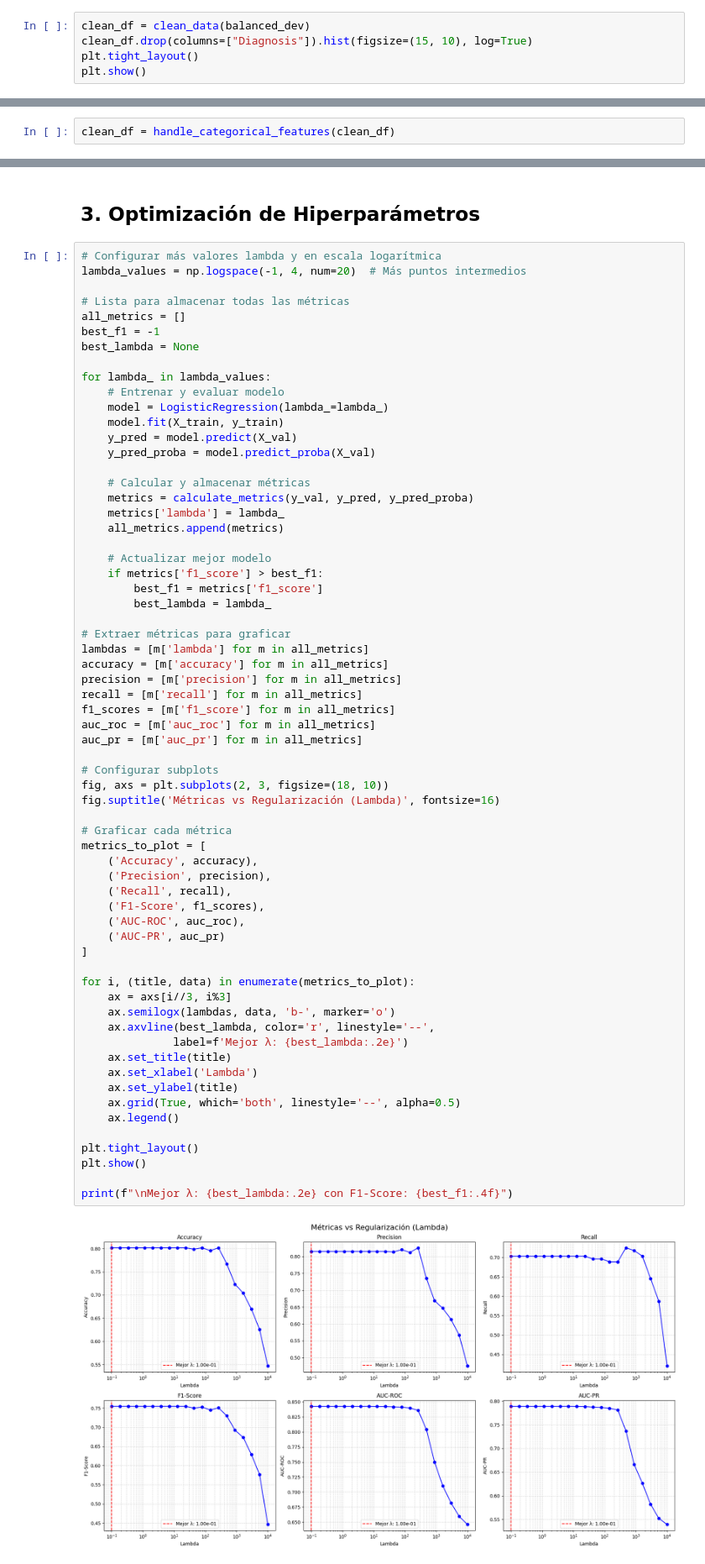
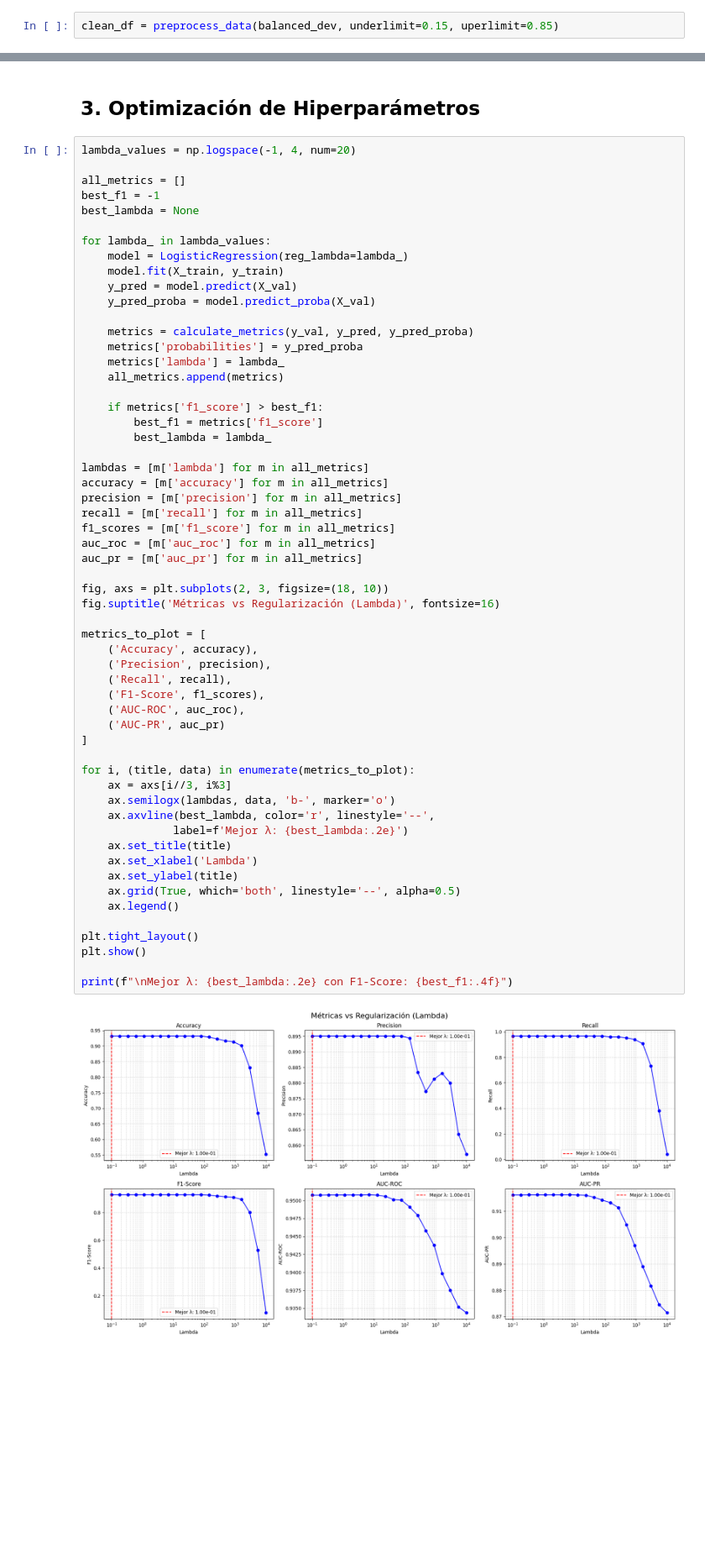
Before and after one commit to elianaostro/ML, a Jupyter notebook: Ostrovsky_Eliana_TP2/notebooks/Ostrovsky_Eliana_Notebook_TP2_p1.ipynb, the cells around one changed output, grey strips where cells are left out. Shown at 84% size. Cells and saved outputs as stored; diff of their text form; blank space fills up the shorter version.

```diff
--- a/Ostrovsky_Eliana_TP2/notebooks/Ostrovsky_Eliana_Notebook_TP2_p1.ipynb
+++ b/Ostrovsky_Eliana_TP2/notebooks/Ostrovsky_Eliana_Notebook_TP2_p1.ipynb
@@ -143,5 +73,2 @@ plt.show()
 # %%
-clean_df = clean_data(balanced_dev)
-clean_df.drop(columns=["Diagnosis"]).hist(figsize=(15, 10), log=True)
-plt.tight_layout()
-plt.show()
+clean_df = preprocess_data(balanced_dev, underlimit=0.15, uperlimit=0.85)
@@ -156,2 +74,0 @@ plt.show()
-# %%
-clean_df = handle_categorical_features(clean_df)
@@ -179,32 +113,27 @@ AUC-ROC: 0.84
 # %% [markdown]
 ## 3. Optimización de Hiperparámetros
 # %%
-# Configurar más valores lambda y en escala logarítmica
-lambda_values = np.logspace(-1, 4, num=20)  # Más puntos intermedios
+lambda_values = np.logspace(-1, 4, num=20)
 
-# Lista para almacenar todas las métricas
 all_metrics = []
 best_f1 = -1
 best_lambda = None
 
 for lambda_ in lambda_values:
-    # Entrenar y evaluar modelo
-    model = LogisticRegression(lambda_=lambda_)
+    model = LogisticRegression(reg_lambda=lambda_)
     model.fit(X_train, y_train)
     y_pred = model.predict(X_val)
     y_pred_proba = model.predict_proba(X_val)
 
-    # Calcular y almacenar métricas
     metrics = calculate_metrics(y_val, y_pred, y_pred_proba)
+    metrics['probabilities'] = y_pred_proba
     metrics['lambda'] = lambda_
     all_metrics.append(metrics)
 
-    # Actualizar mejor modelo
     if metrics['f1_score'] > best_f1:
         best_f1 = metrics['f1_score']
         best_lambda = lambda_
 
-# Extraer métricas para graficar
 lambdas = [m['lambda'] for m in all_metrics]
 accuracy = [m['accuracy'] for m in all_metrics]
 precision = [m['precision'] for m in all_metrics]
@@ -213,34 +142,32 @@ f1_scores = [m['f1_score'] for m in all_metrics]
 auc_roc = [m['auc_roc'] for m in all_metrics]
 auc_pr = [m['auc_pr'] for m in all_metrics]
 
-# Configurar subplots
 fig, axs = plt.subplots(2, 3, figsize=(18, 10))
 fig.suptitle('Métricas vs Regularización (Lambda)', fontsize=16)
 
-# Graficar cada métrica
 metrics_to_plot = [
     ('Accuracy', accuracy),
     ('Precision', precision),
     ('Recall', recall),
     ('F1-Score', f1_scores),
     ('AUC-ROC', auc_roc),
     ('AUC-PR', auc_pr)
 ]
 
 for i, (title, data) in enumerate(metrics_to_plot):
     ax = axs[i//3, i%3]
     ax.semilogx(lambdas, data, 'b-', marker='o')
     ax.axvline(best_lambda, color='r', linestyle='--',
               label=f'Mejor λ: {best_lambda:.2e}')
     ax.set_title(title)
     ax.set_xlabel('Lambda')
     ax.set_ylabel(title)
     ax.grid(True, which='both', linestyle='--', alpha=0.5)
     ax.legend()
 
 plt.tight_layout()
 plt.show()
 
 print(f"\nMejor λ: {best_lambda:.2e} con F1-Score: {best_f1:.4f}")
 # %% [output]
-[figure, old version]
+[figure, new version]
```
Also changed, not shown: parts of 28 cells of this notebook, 11 other files.
